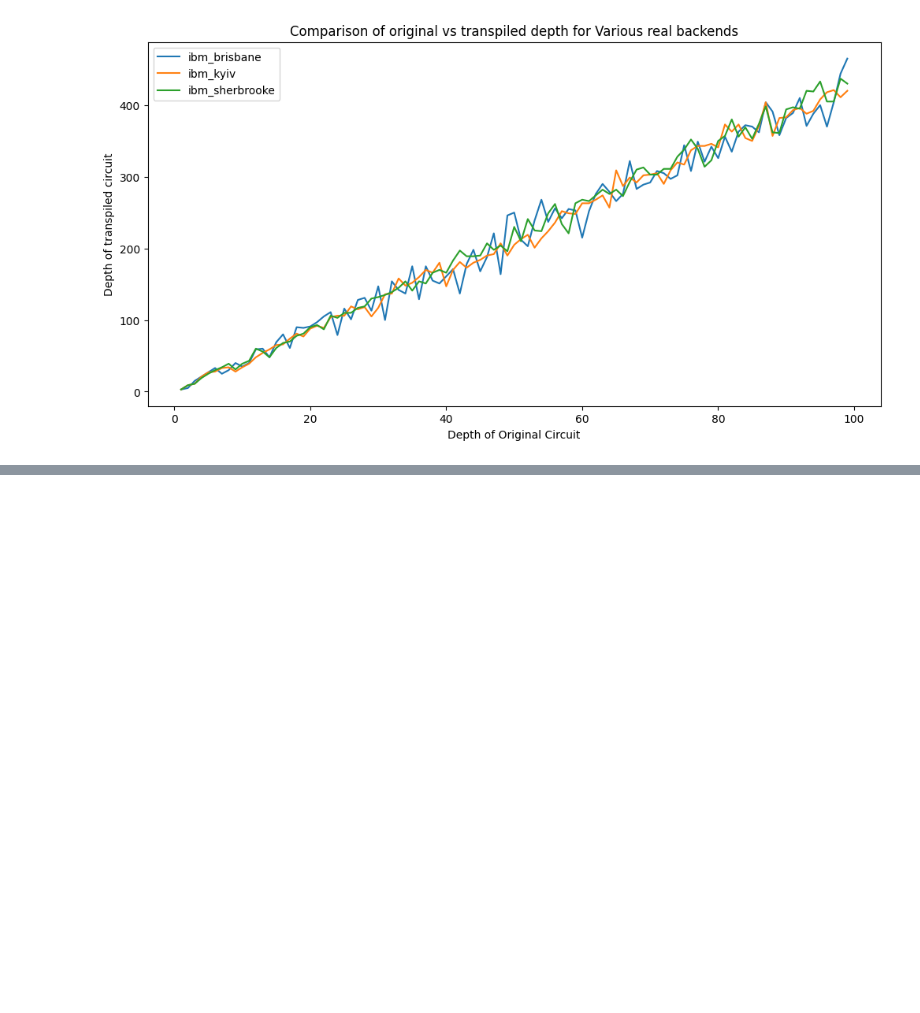
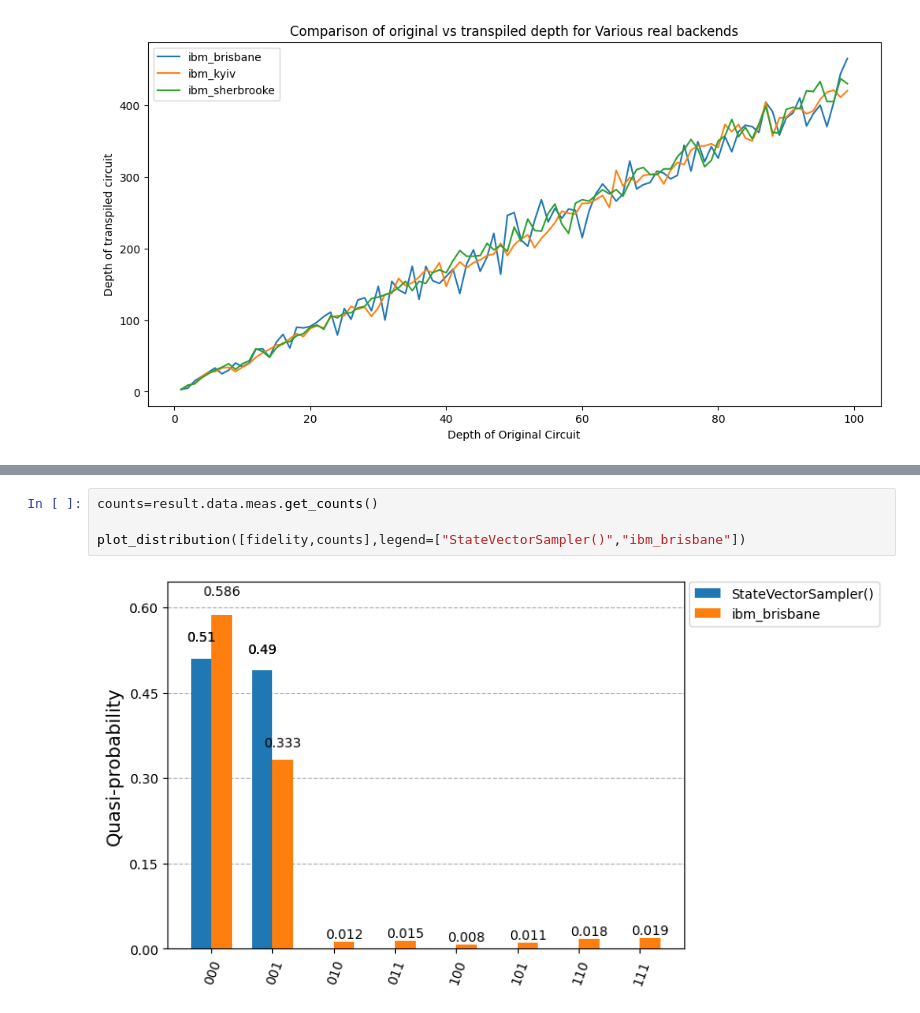
Before and after one commit to RajatSaha1106/Qiskit-Fundamentals, a Jupyter notebook: qiskit_function_experiments.ipynb, the cells around one changed output, grey strips where cells are left out. Drawn from its saved outputs; the diff is of its cells as text; blank space fills up the shorter version.

```diff
--- a/qiskit_function_experiments.ipynb
+++ b/qiskit_function_experiments.ipynb
@@ -228,0 +236,6 @@ plt.show()
+# %%
+counts=result.data.meas.get_counts()
+
+plot_distribution([fidelity,counts],legend=["StateVectorSampler()","ibm_brisbane"])
+# %% [output]
+[figure, added]
```
Also changed, not shown: parts of 8 cells of this notebook, 1 other file.
